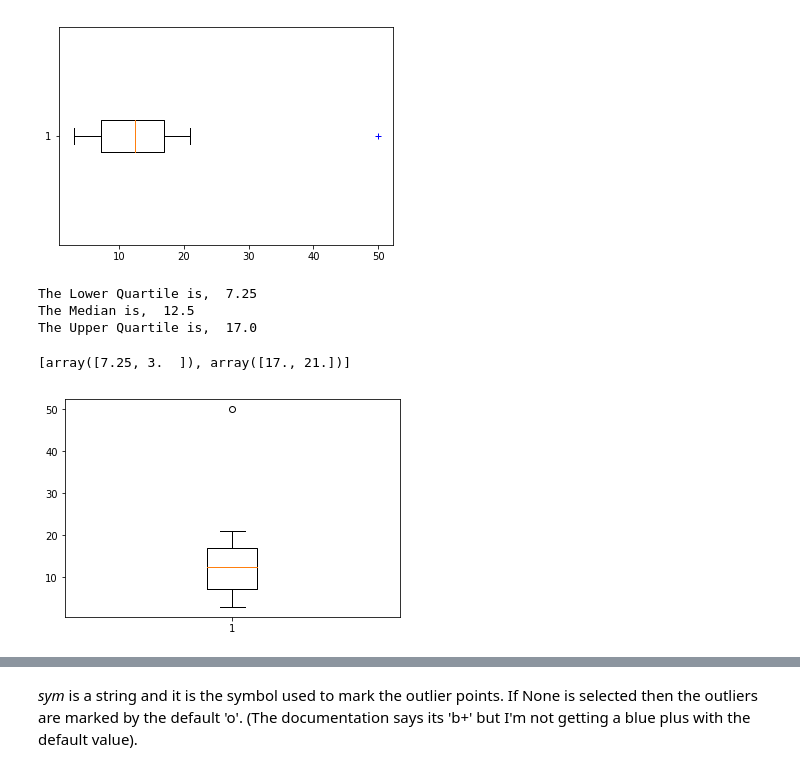
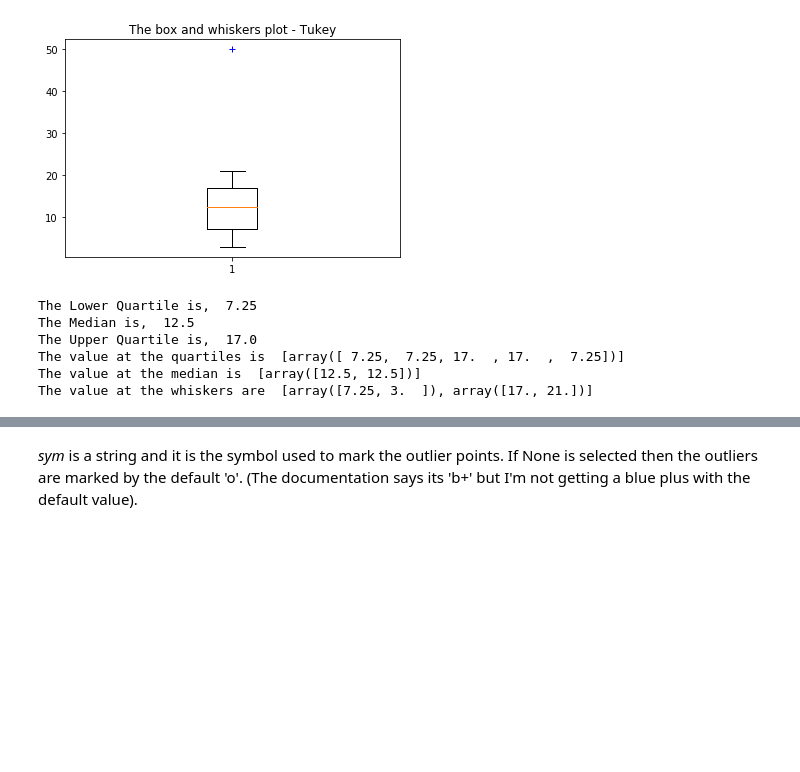
Before and after one commit to Osheah/foda-project, a Jupyter notebook: Boxplot.ipynb, the cells around one changed output, grey strips where cells are left out. Saved outputs shown, nothing was run; the diff lists cells and outputs as text; code cells hidden in the pictures; blank space fills up the shorter version.

```diff
--- a/Boxplot.ipynb
+++ b/Boxplot.ipynb
@@ -157,23 +169,21 @@ import numpy as np
 # %%
 data = [3, 7, 8, 5, 12, 14, 21, 13, 18, 50]
-plt.boxplot(data, sym = 'b+', vert = False, )
+plt.title("The box and whiskers plot - Tukey")
+B=plt.boxplot(data, sym = 'b+' )
 plt.show()
 print("The Lower Quartile is, ", np.percentile(data, 25))
 print("The Median is, ", np.percentile(data, 50))
 print("The Upper Quartile is, ", np.percentile(data, 75))
 
-
-
-B=plt.boxplot(data)
-[item.get_ydata() for item in B['boxes']] # this shows the upper and lower quartile
-
-[item.get_ydata() for item in B['medians']] # this shows the median value
-
-[item.get_ydata() for item in B['whiskers']] # this shows the whiskers values
+# Get the data presented in the boxplot
+print("The value at the quartiles is ",[item.get_ydata() for item in B['boxes']]) # this shows the upper and lower quartile
+print("The value at the median is ", [item.get_ydata() for item in B['medians']]) # this shows the median value
+print("The value at the whiskers are ", [item.get_ydata() for item in B['whiskers']]) # this shows the whiskers values
 # %% [output]
-[figure, old version]
+[figure, new version]
 The Lower Quartile is,  7.25
 The Median is,  12.5
 The Upper Quartile is,  17.0
+The value at the quartiles is  [array([ 7.25,  7.25, 17.  , 17.  ,  7.25])]
+The value at the median is  [array([12.5, 12.5])]
+The value at the whiskers are  [array([7.25, 3.  ]), array([17., 21.])]
-[array([7.25, 3.  ]), array([17., 21.])]
-[figure, removed]
```
Also changed, not shown: parts of 59 cells of this notebook, 8 other files.
